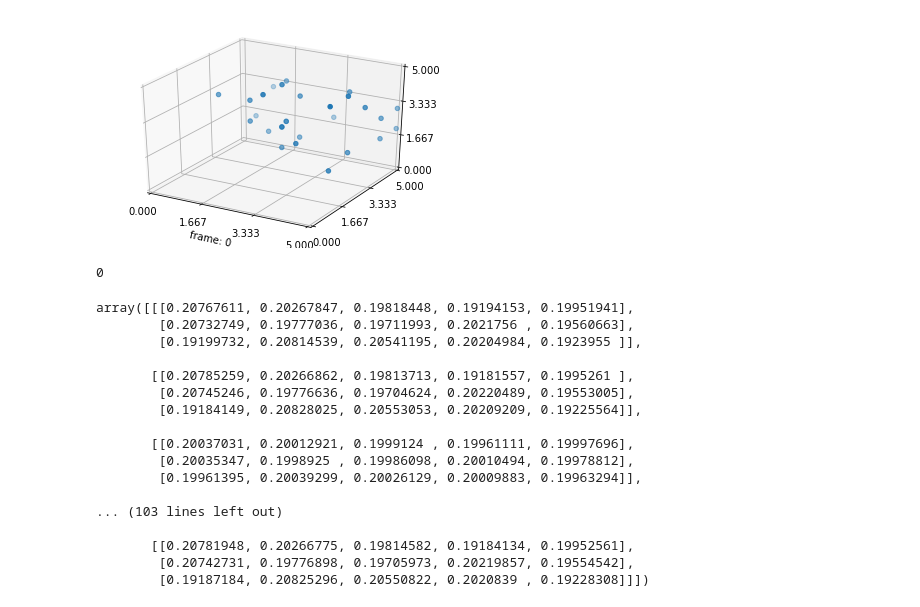
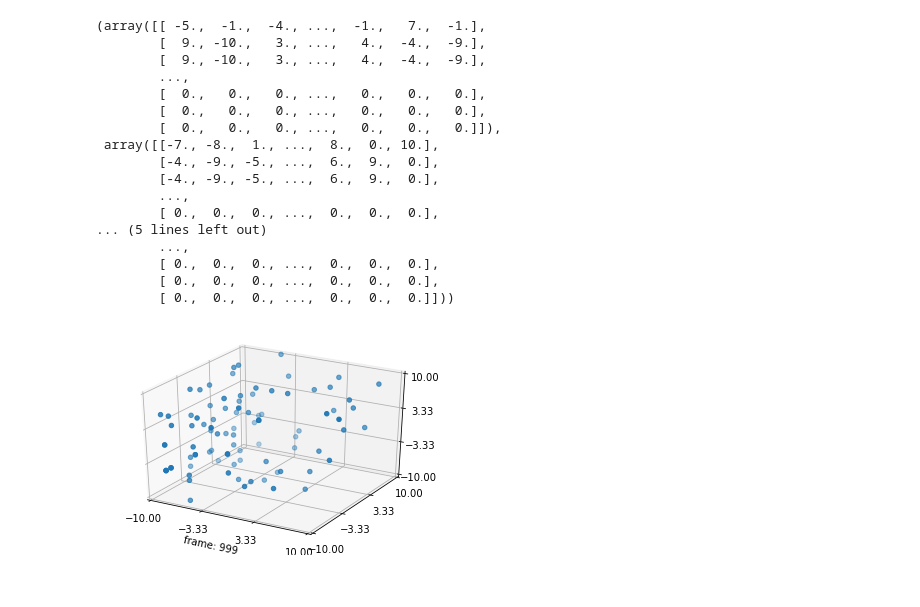
Before and after one commit to tcikezu/ideatransfer, a Jupyter notebook: simulate.ipynb, the cells around one changed output. Cells and saved outputs as stored; diff of their text form; code cells hidden in the pictures.

```diff
--- a/simulate.ipynb
+++ b/simulate.ipynb
@@ -20,24 +20,25 @@ def simulate(X=None, gamma = 0.005, T = 80,fn=date_time):
     fps = 40
 
     # Data to store X.allIdeas, to then make animation
-    dataX = np.ndarray((T*fps,X.numberMembers))
-    dataY = np.ndarray((T*fps,X.numberMembers))
-    dataZ = np.ndarray((T*fps,X.numberMembers))
+    dataX = np.zeros((T*fps,X.numberMembers))
+    dataY = np.zeros((T*fps,X.numberMembers))
+    dataZ = np.zeros((T*fps,X.numberMembers))
 
     # Iterate the idea transfer throughout community
     for t in range(0,T+1):
+        np.random.seed()
         dataX[t,:] = X.allIdeas[:,0]
         dataY[t,:] = X.allIdeas[:,1]
         dataZ[t,:] = X.allIdeas[:,2]
         #transfer.deterministicMerge(X, gamma/(t+1)**0.5)
-        transfer.probabilisticMerge(X, gamma/(t+1)**0.5)
+        transfer.probabilisticMerge(X, gamma,t)
 
     # Plot results
     fig = plt.figure()
     ax = fig.add_subplot(111,projection='3d')
     ax.scatter3D(dataX[0], dataY[0], dataZ[0])
 
-    axTicks = np.linspace(0,c.domainSize,4)
+    axTicks = np.linspace(-c.domainSize,c.domainSize,4)
 
     #animation function for animation.FuncAnimation
     def update(ifrm,dataX,dataY,dataZ):
@@ -52,33 +53,28 @@ def simulate(X=None, gamma = 0.005, T = 80,fn=date_time):
     ani = animation.FuncAnimation(fig, update, T, fargs=(dataX,dataY,dataZ),interval = T/fps )
     ani.save(fn+'.gif',writer='imagemagick',fps=fps)
 
-    plt.show()
+    #plt.show()
+
+    return (dataX,dataY,dataZ)
 # %%
-c = community(numberMembers=30,numberIdeas=3,domainSize=5)
-simulate(c,gamma=0.5,T=240)
+c = community(numberMembers=100,numberIdeas=3,domainSize=10)
+simulate(c,gamma=0.1,T=1000)
 # %% [output]
+(array([[ -5.,  -1.,  -4., ...,  -1.,   7.,  -1.],
+        [  9., -10.,   3., ...,   4.,  -4.,  -9.],
+        [  9., -10.,   3., ...,   4.,  -4.,  -9.],
+        ...,
+        [  0.,   0.,   0., ...,   0.,   0.,   0.],
+        [  0.,   0.,   0., ...,   0.,   0.,   0.],
+        [  0.,   0.,   0., ...,   0.,   0.,   0.]]),
+ array([[-7., -8.,  1., ...,  8.,  0., 10.],
+        [-4., -9., -5., ...,  6.,  9.,  0.],
+        [-4., -9., -5., ...,  6.,  9.,  0.],
+        ...,
+        [ 0.,  0.,  0., ...,  0.,  0.,  0.],
+... (5 lines left out)
+        ...,
+        [ 0.,  0.,  0., ...,  0.,  0.,  0.],
+        [ 0.,  0.,  0., ...,  0.,  0.,  0.],
+        [ 0.,  0.,  0., ...,  0.,  0.,  0.]]))
-[figure, old version]
+[figure, new version]
-# %%
-c.allIdeas.min()
-# %% [output]
-0
-# %%
-c.ideaDistribution
-# %% [output]
-array([[[0.20767611, 0.20267847, 0.19818448, 0.19194153, 0.19951941],
-        [0.20732749, 0.19777036, 0.19711993, 0.2021756 , 0.19560663],
-        [0.19199732, 0.20814539, 0.20541195, 0.20204984, 0.1923955 ]],
-
-       [[0.20785259, 0.20266862, 0.19813713, 0.19181557, 0.1995261 ],
-        [0.20745246, 0.19776636, 0.19704624, 0.20220489, 0.19553005],
-        [0.19184149, 0.20828025, 0.20553053, 0.20209209, 0.19225564]],
-
-       [[0.20037031, 0.20012921, 0.1999124 , 0.19961111, 0.19997696],
-        [0.20035347, 0.1998925 , 0.19986098, 0.20010494, 0.19978812],
-        [0.19961395, 0.20039299, 0.20026129, 0.20009883, 0.19963294]],
-
-... (103 lines left out)
-
-       [[0.20781948, 0.20266775, 0.19814582, 0.19184134, 0.19952561],
-        [0.20742731, 0.19776898, 0.19705973, 0.20219857, 0.19554542],
-        [0.19187184, 0.20825296, 0.20550822, 0.2020839 , 0.19228308]]])
```
Also changed, not shown: parts of 6 cells of this notebook, 6 other files.
